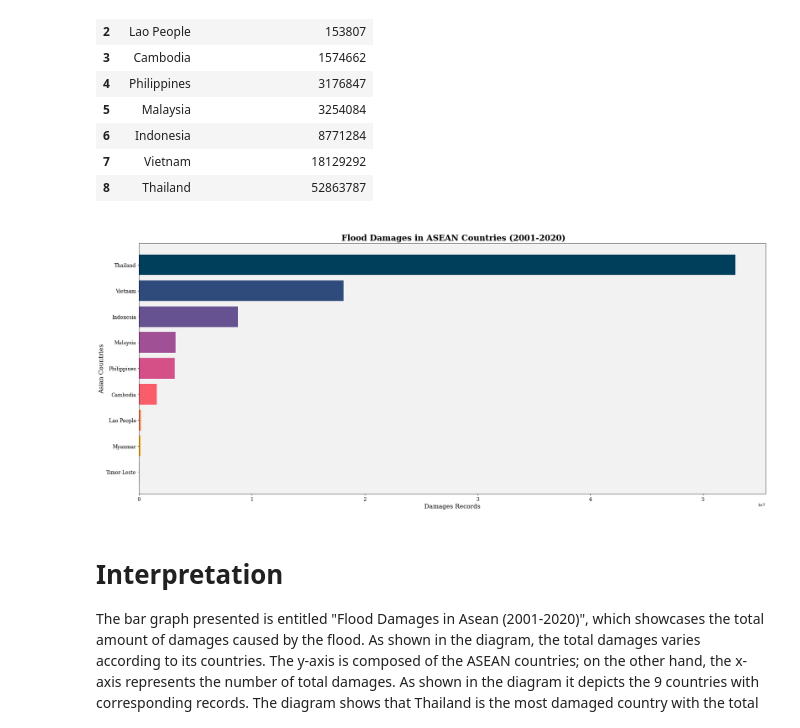
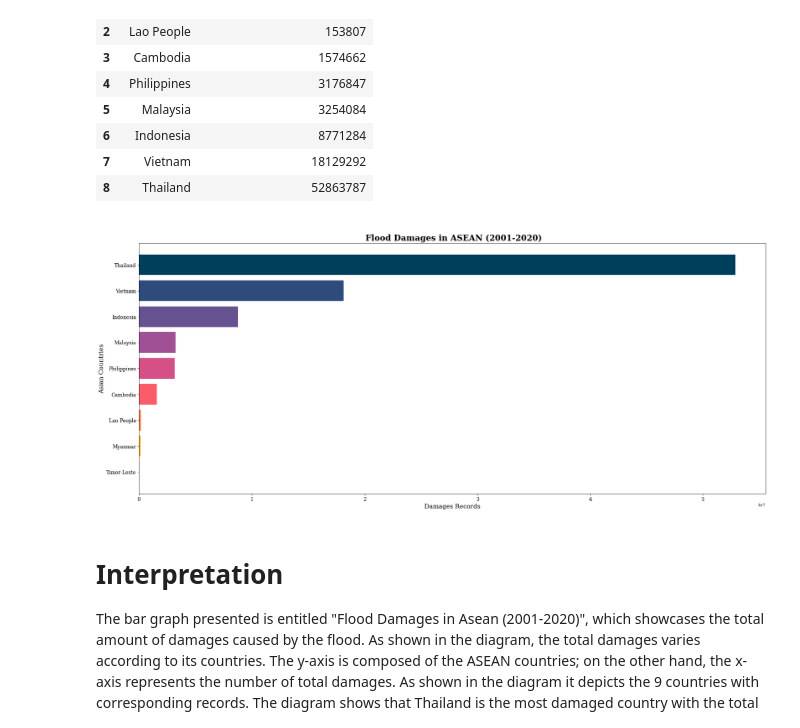
Before and after one commit to KarlAndreiCalimutan/Beta-Tech_BSIT_3207, a Jupyter notebook: Datasets_visual.ipynb, the cells around one changed output. Cells and saved outputs as stored; diff of their text form; code cells hidden in the pictures.

```diff
--- a/Datasets_visual.ipynb
+++ b/Datasets_visual.ipynb
@@ -30,26 +30,26 @@ display(df.iloc[0:])
 # %%
 #getting all values from the dataframe/csv
 Country = df["Country"]
 Total_damage_adjusted= df["Total damage adjusted in $"]
 
 #size of the bar graph
 f = plt.figure(tight_layout=True)
 f.set_figwidth(23)
 f.set_figheight(10)
 
 #creating visualization
 plt.xticks(fontsize=12)
 plt.yticks(fontsize=12)
 plt.ylabel("Asian Countries", fontsize= 15)
 plt.xlabel("Damages Records", fontsize= 15)
-plt.title("\n Flood Damages in ASEAN Countries (2001-2020)", fontweight="bold", fontsize=20)
+plt.title("\n Flood Damages in ASEAN (2001-2020)", fontweight="bold", fontsize=20)
 colors = ['#ff7c43', '#ffa600', '#ff7c43', '#f95d6a', '#d45087','#a05195', '#665191', '#2f4b7c', '#003f5c']
 plt.barh(Country, Total_damage_adjusted, color = colors )
 #Saving visualizations in TIFF file with 300 dpi
 plt.savefig('FloodDamages.tiff', transparent=True, dpi=300)
 plt.show()
 # %% [output]
-[figure, old version]
+[figure, new version]
 # %% [markdown]
 # **Interpretation**
 The bar graph presented is entitled "Flood Damages in Asean (2001-2020)", which showcases the total amount of damages caused by the flood. As shown in the diagram, the total damages varies according to its countries. The y-axis is composed of the ASEAN countries; on the other hand, the x-axis represents the number of total damages. As shown in the diagram it depicts the 9 countries with corresponding records. The diagram shows that Thailand is the most damaged country with the total damages record of 52,863,787. In contrast, Timor-Leste is the least damaged country with the total damages record of 13,636. Furthermore, Vietnam is the second most damaged country with 18,129,292 total records. Next to it are Indonesia, Malaysia, Philippines and Cambodia. There
```
Also changed, not shown: parts of 9 cells of this notebook.
